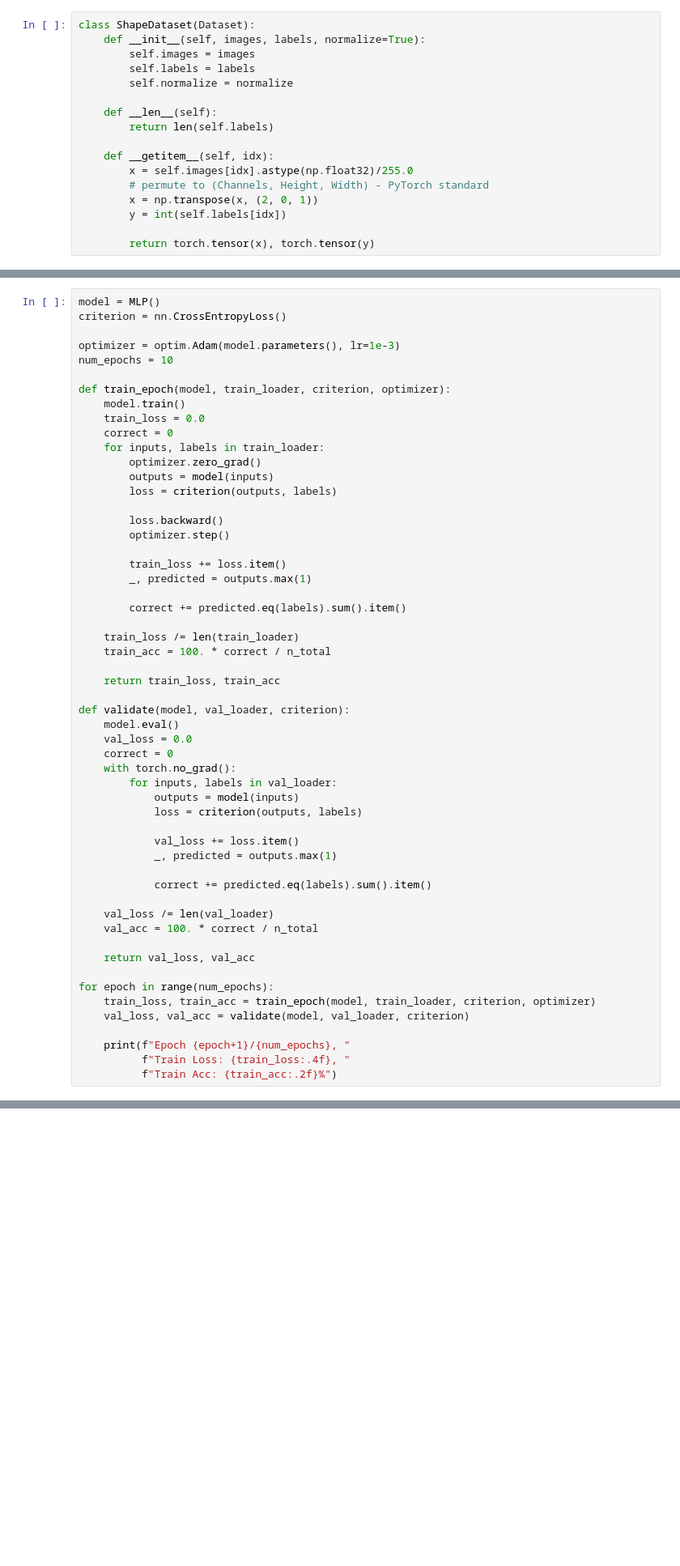
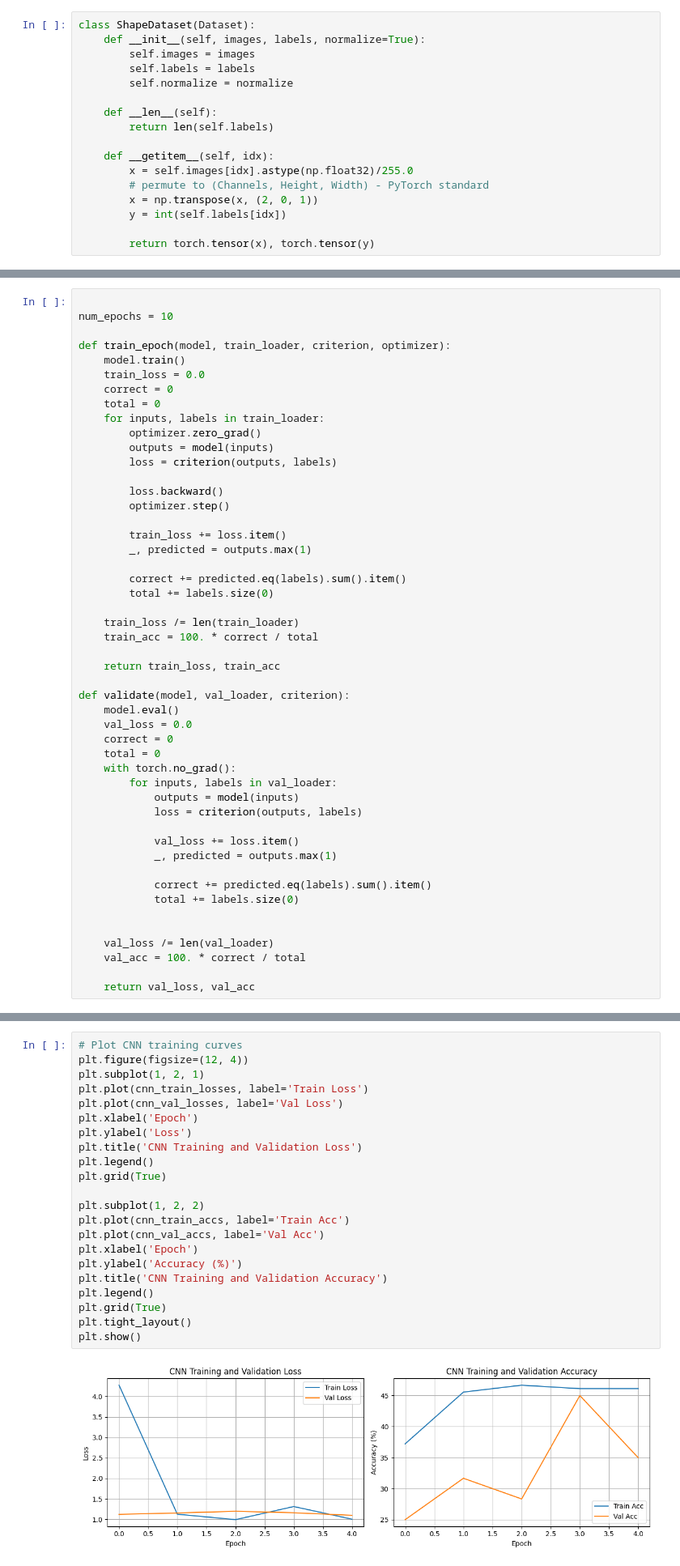
Before and after one commit to KalebAsratemedhin/Deep-Learning-Lab, a Jupyter notebook: lab2.ipynb, the cells around one changed output, grey strips where cells are left out. Shown at 81% size. Cells and saved outputs as stored; diff of their text form; blank space fills up the shorter version.

```diff
--- a/lab2.ipynb
+++ b/lab2.ipynb
@@ -165,16 +166,14 @@ class MLP(nn.Module):
     def forward(self, x):
          return self.net(x)
 # %%
-model = MLP()
-criterion = nn.CrossEntropyLoss()
 
-optimizer = optim.Adam(model.parameters(), lr=1e-3)
 num_epochs = 10
 
 def train_epoch(model, train_loader, criterion, optimizer):
     model.train()
     train_loss = 0.0
     correct = 0
+    total = 0
     for inputs, labels in train_loader:
         optimizer.zero_grad()
         outputs = model(inputs)
@@ -187,9 +186,10 @@ def train_epoch(model, train_loader, criterion, optimizer):
         _, predicted = outputs.max(1)
 
         correct += predicted.eq(labels).sum().item()
+        total += labels.size(0)
 
     train_loss /= len(train_loader)
-    train_acc = 100. * correct / n_total
+    train_acc = 100. * correct / total
 
     return train_loss, train_acc
 
@@ -197,6 +197,7 @@ def validate(model, val_loader, criterion):
     model.eval()
     val_loss = 0.0
     correct = 0
+    total = 0
     with torch.no_grad():
         for inputs, labels in val_loader:
             outputs = model(inputs)
@@ -206,16 +207,10 @@ def validate(model, val_loader, criterion):
             _, predicted = outputs.max(1)
 
             correct += predicted.eq(labels).sum().item()
+            total += labels.size(0)
+
 
     val_loss /= len(val_loader)
-    val_acc = 100. * correct / n_total
+    val_acc = 100. * correct / total
 
     return val_loss, val_acc
-
-for epoch in range(num_epochs):
-    train_loss, train_acc = train_epoch(model, train_loader, criterion, optimizer)
-    val_loss, val_acc = validate(model, val_loader, criterion)
-
-    print(f"Epoch {epoch+1}/{num_epochs}, "
-          f"Train Loss: {train_loss:.4f}, "
-          f"Train Acc: {train_acc:.2f}%")
@@ -272,0 +497,24 @@ Test Loss: 1.4520, Test Acc: 11.11%
+# %%
+# Plot CNN training curves
+plt.figure(figsize=(12, 4))
+plt.subplot(1, 2, 1)
+plt.plot(cnn_train_losses, label='Train Loss')
+plt.plot(cnn_val_losses, label='Val Loss')
+plt.xlabel('Epoch')
+plt.ylabel('Loss')
+plt.title('CNN Training and Validation Loss')
+plt.legend()
+plt.grid(True)
+
+plt.subplot(1, 2, 2)
+plt.plot(cnn_train_accs, label='Train Acc')
+plt.plot(cnn_val_accs, label='Val Acc')
+plt.xlabel('Epoch')
+plt.ylabel('Accuracy (%)')
+plt.title('CNN Training and Validation Accuracy')
+plt.legend()
+plt.grid(True)
+plt.tight_layout()
+plt.show()
+# %% [output]
+[figure, added]
```
Also changed, not shown: parts of 13 cells of this notebook.
